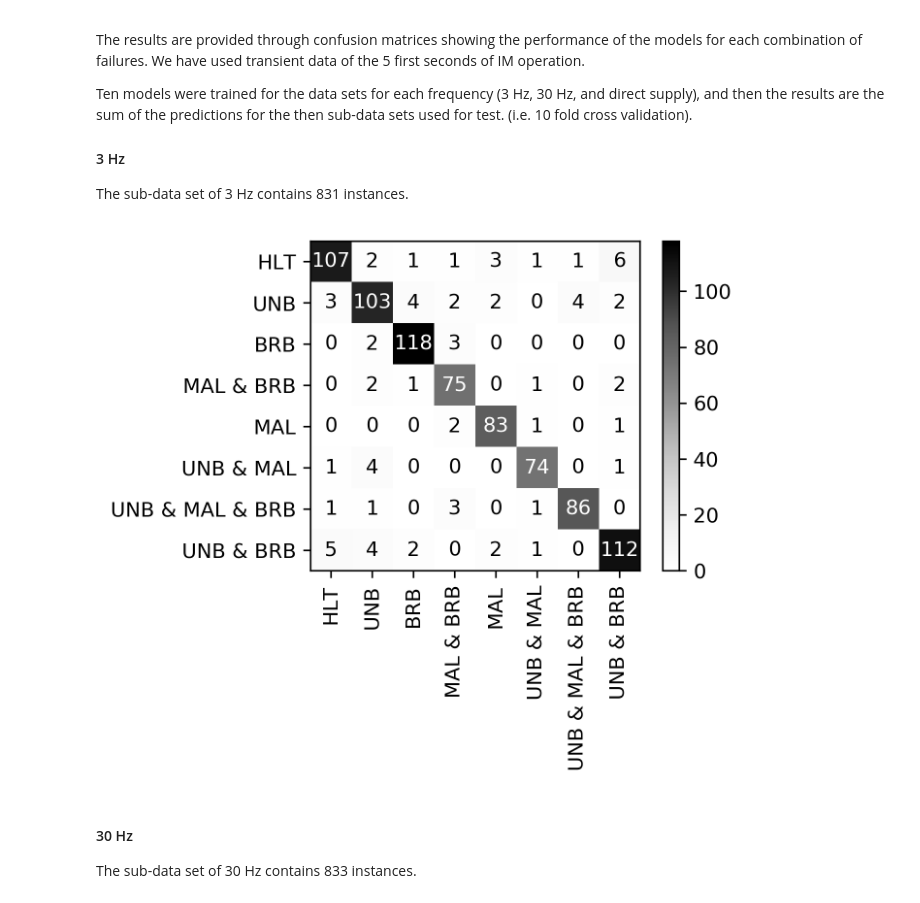
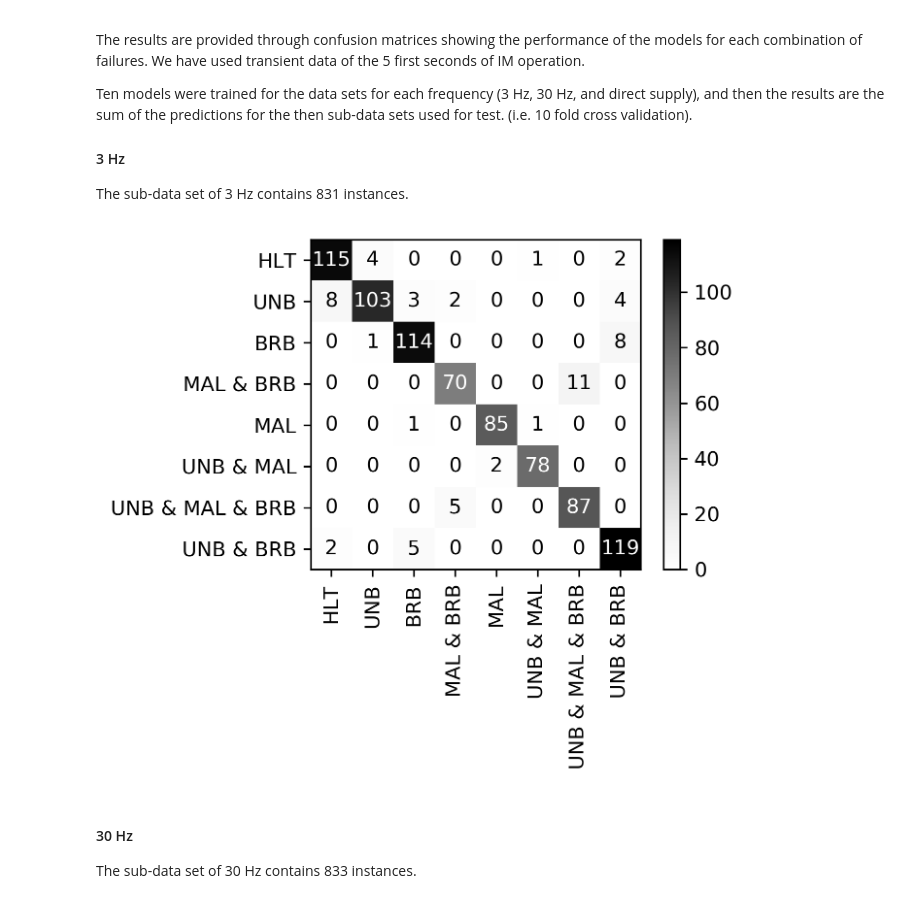
Before and after one commit to mjuez/early-im-fault-diagnosis, a Jupyter notebook: experiments.ipynb, the cells around one changed output. Saved outputs shown, nothing was run; the diff lists cells and outputs as text; code cells hidden in the pictures.

```diff
--- a/experiments.ipynb
+++ b/experiments.ipynb
@@ -220,22 +228,22 @@ Ten models were trained for the data sets for each frequency (3 Hz, 30 Hz, and d
 
 The sub-data set of 3 Hz contains 831 instances.
 # %%
-X, Y = ds.data_window(0, 5, ds.ALL, ds.FREQ_3HZ, ds.MASK_NO_GND, ROOT_PATH)
+X, Y = ds.data_window(5, ds.ALL, ds.FREQ_3HZ, ds.MASK_NO_GND, True, False, ROOT_PATH)
 
 from sklearn.tree import DecisionTreeClassifier
 from sklearn.decomposition import PCA
 n_pc_comps = [4, 7, 8, 33, 5, 19, 6, 35, 1, 17, 2, 2]
 
 pcas = []
 for n_components in n_pc_comps:
-    pcas.append(PCA(n_components=n_components, random_state=1))
-dt = DecisionTreeClassifier(random_state=1)
+    pcas.append(PCA(n_components=n_components, random_state=46))
+dt = DecisionTreeClassifier(random_state=46)
 pbc = efc.ProjectedBaseClassifier(pcas, dt)
 cm = predictions_confusion_matrices(X, Y, pbc, 10)
 
-plot_confusion_matrix(cm, "3hz_transient_5")
+plot_confusion_matrix(cm, FAILURES, "3hz_transient_5")
 # %% [output]
-[figure, old version]
+[figure, new version]
 # %% [markdown]
 #### 30 Hz
 
```
Also changed, not shown: parts of 35 cells of this notebook, 1 other file.
